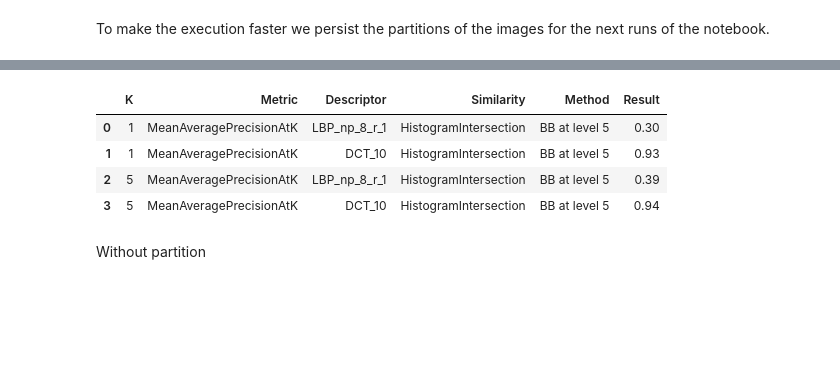
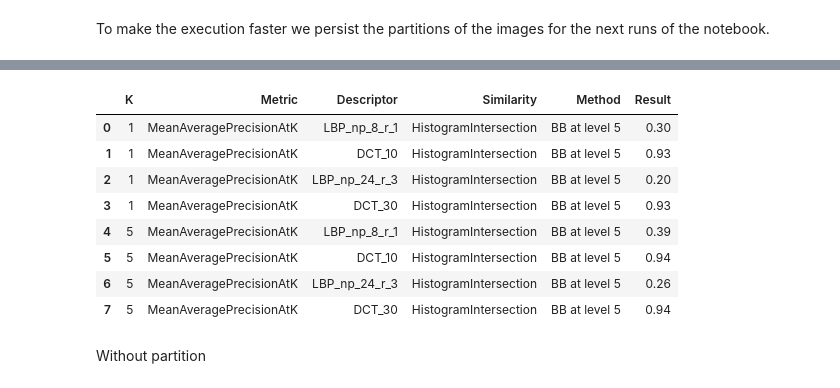
Before and after one commit to MCV-2024-C1-Project/Team8, a Jupyter notebook: WEEK_3/C1_W3_G8.ipynb, the cells around one changed output, grey strips where cells are left out. Drawn from its saved outputs; the diff is of its cells as text; code cells hidden in the pictures; blank space fills up the shorter version.

Commit message:
DCT va BÉ, LBP i Wavelet NO

```diff
--- a/WEEK_3/C1_W3_G8.ipynb
+++ b/WEEK_3/C1_W3_G8.ipynb
@@ -408,8 +417,10 @@ from src.descriptors import LBPDescriptor, DCTDescriptor, WaveletDescriptor
 # %%
 texture_descriptors = [
     LBPDescriptor(num_points=8, radius=1),
-    DCTDescriptor(),
-    WaveletDescriptor(wavelet='db1', level=2),
+    DCTDescriptor(N=10),
+    LBPDescriptor(num_points=24, radius=3),
+    DCTDescriptor(N=30)
+    # WaveletDescriptor(wavelet='db1', level=2), # encara no va
 ]
 # %%
 partition_levels = [5]
@@ -522,7 +544,7 @@ for similarity in similarity_classes:
     similarity_name = similarity.__class__.__name__
     query_descriptor_distances_to_db_list[similarity_name] = {}
 
-    for descriptor in texture_descriptors[:2]: # EL WAVELET ENCARA NO VA
+    for descriptor in texture_descriptors:
         descriptor_name = descriptor.name
         print(f"- {similarity_name} & {descriptor_name}")
 
@@ -587,36 +621,40 @@ for i, k in enumerate(K):
     for metric in metrics:
         for similarity in similarity_classes:
             similarity_name = similarity.__class__.__name__
-            for descriptor in texture_descriptors[:2]: # WAVELET ENCARA NO VA
+            for descriptor in texture_descriptors:
                 descriptor_name = descriptor.name
 
 
                 # BB
                 for partition_level in partition_levels:
                     indexes_retrieved = retrieved_db[similarity_name][descriptor_name][partition_level]["indexes"]
                     map_val = round(metric.compute(GT_QSD1_W3_LIST, indexes_retrieved, k), 2)
                     results.append({
                         "K": k,
                         "Metric": metric.__class__.__name__,
                         "Descriptor": descriptor_name,
                         "Similarity": similarity_name,
                         "Method": f"BB at level {partition_level}",
                         "Result": map_val,
                         "Indices": indexes_retrieved,
                     })
 
 
 results_df = pd.DataFrame(results)
 
 results_df_cleaned = results_df.drop(columns=["Indices", "Descriptor_id", "Similarity_id"], errors='ignore')
 
 results_df_cleaned
 # %% [output]
 |  | K | Metric | Descriptor | Similarity | Method | Result |
 | 0 | 1 | MeanAveragePrecisionAtK | LBP_np_8_r_1 | HistogramIntersection | BB at level 5 | 0.30 |
 | 1 | 1 | MeanAveragePrecisionAtK | DCT_10 | HistogramIntersection | BB at level 5 | 0.93 |
-| 2 | 5 | MeanAveragePrecisionAtK | LBP_np_8_r_1 | HistogramIntersection | BB at level 5 | 0.39 |
-| 3 | 5 | MeanAveragePrecisionAtK | DCT_10 | HistogramIntersection | BB at level 5 | 0.94 |
+| 2 | 1 | MeanAveragePrecisionAtK | LBP_np_24_r_3 | HistogramIntersection | BB at level 5 | 0.20 |
+| 3 | 1 | MeanAveragePrecisionAtK | DCT_30 | HistogramIntersection | BB at level 5 | 0.93 |
+| 4 | 5 | MeanAveragePrecisionAtK | LBP_np_8_r_1 | HistogramIntersection | BB at level 5 | 0.39 |
+| 5 | 5 | MeanAveragePrecisionAtK | DCT_10 | HistogramIntersection | BB at level 5 | 0.94 |
+| 6 | 5 | MeanAveragePrecisionAtK | LBP_np_24_r_3 | HistogramIntersection | BB at level 5 | 0.26 |
+| 7 | 5 | MeanAveragePrecisionAtK | DCT_30 | HistogramIntersection | BB at level 5 | 0.94 |
 # %% [markdown]
 Without partition
 # %%
```
Also changed, not shown: parts of 6 cells of this notebook, 1 other file.
